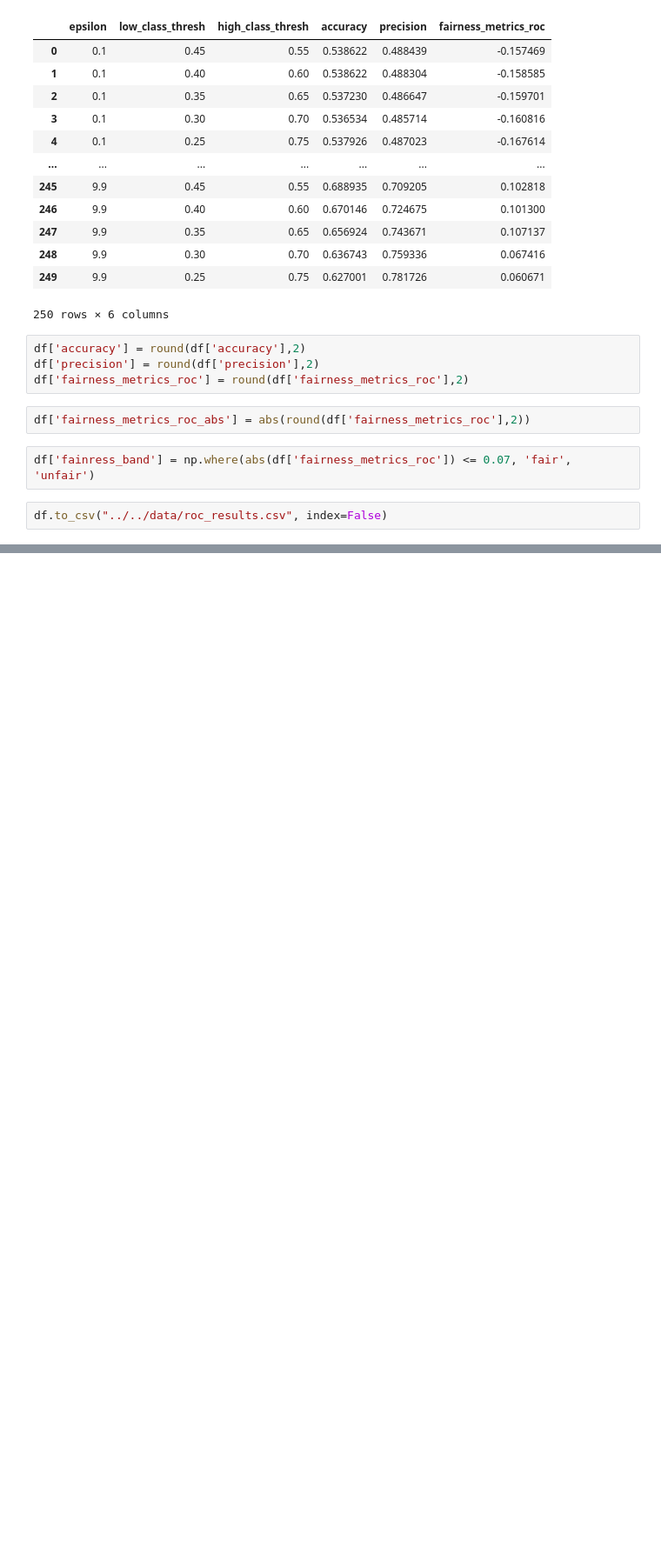
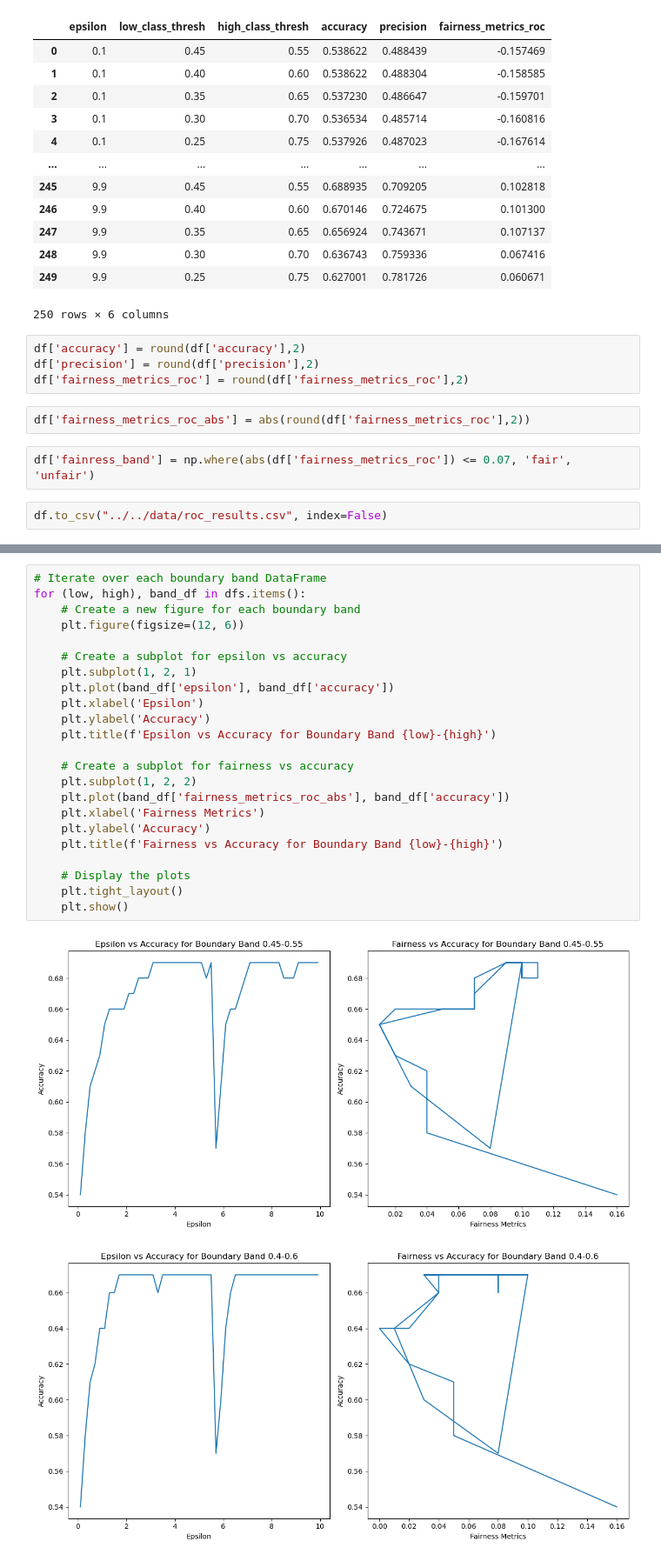
Before and after one commit to RU-Insane/compas-fairness-privacy-tradeoff-analysis, a Jupyter notebook: main/merged/fairness_privacy_merged.ipynb, the cells around one changed output, grey strips where cells are left out. Shown at 87% size. Saved outputs shown, nothing was run; the diff lists cells and outputs as text; blank space fills up the shorter version.

```diff
--- a/main/merged/fairness_privacy_merged.ipynb
+++ b/main/merged/fairness_privacy_merged.ipynb
@@ -547,0 +566,26 @@ df.to_csv("../../data/roc_results.csv", index=False)
+# %%
+# Iterate over each boundary band DataFrame
+for (low, high), band_df in dfs.items():
+    # Create a new figure for each boundary band
+    plt.figure(figsize=(12, 6))
+
+    # Create a subplot for epsilon vs accuracy
+    plt.subplot(1, 2, 1)
+    plt.plot(band_df['epsilon'], band_df['accuracy'])
+    plt.xlabel('Epsilon')
+    plt.ylabel('Accuracy')
+    plt.title(f'Epsilon vs Accuracy for Boundary Band {low}-{high}')
+
+    # Create a subplot for fairness vs accuracy
+    plt.subplot(1, 2, 2)
+    plt.plot(band_df['fairness_metrics_roc_abs'], band_df['accuracy'])
+    plt.xlabel('Fairness Metrics')
+    plt.ylabel('Accuracy')
+    plt.title(f'Fairness vs Accuracy for Boundary Band {low}-{high}')
+
+    # Display the plots
+    plt.tight_layout()
+    plt.show()
+# %% [output]
+[figure, added]
+[figure, added]
```
Also changed, not shown: parts of 4 cells of this notebook.
